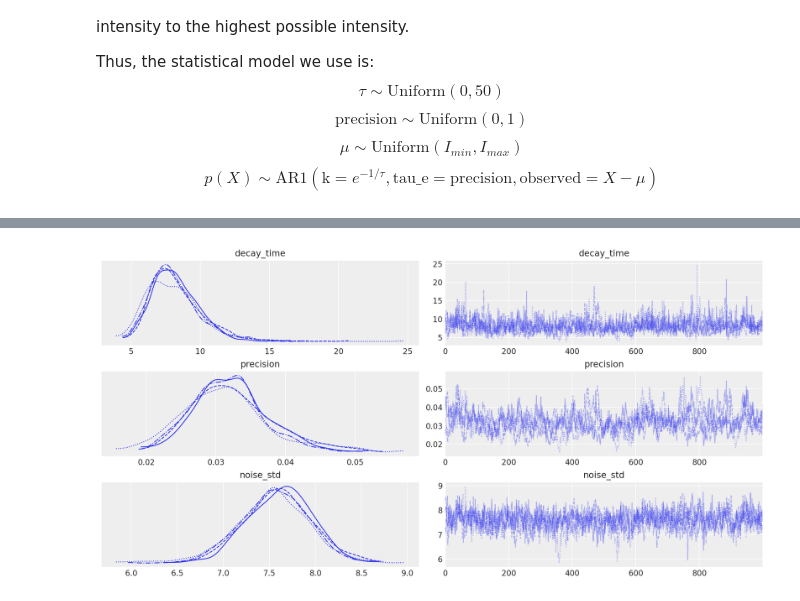
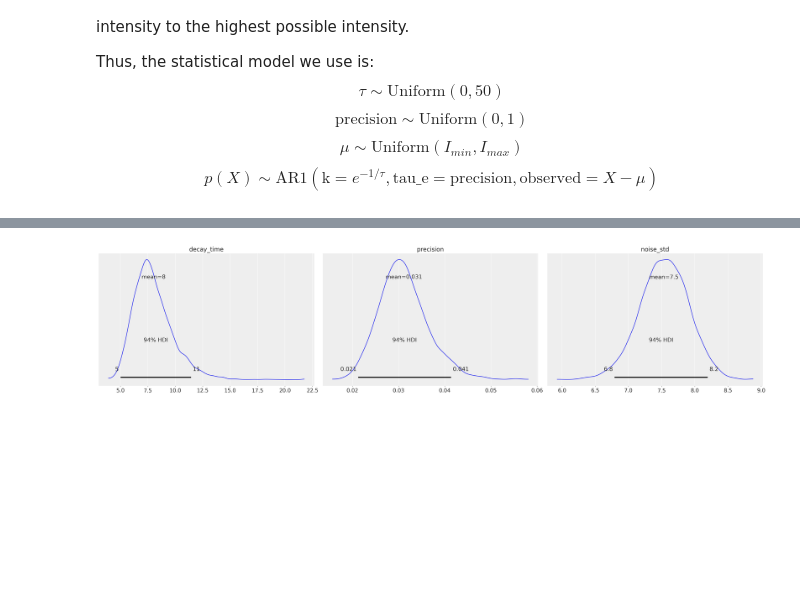
Before and after one commit to wwy-wwy-wwy/Biomolecular-Condensates, a Jupyter notebook: documentation.ipynb, the cells around one changed output, grey strips where cells are left out. Drawn from its saved outputs; the diff is of its cells as text; code cells hidden in the pictures; blank space fills up the shorter version.

```diff
--- a/documentation.ipynb
+++ b/documentation.ipynb
@@ -93,7 +75,7 @@ The estimated number of effective samples is smaller than 200 for some parameter
 # %%
-az.plot_trace(
+az.plot_posterior(
     trace,
     var_names = ['decay_time','precision','noise_std'],
 );
 # %% [output]
-[figure, old version]
+[figure, new version]
```
Also changed, not shown: parts of 12 cells of this notebook, 3 other files.
